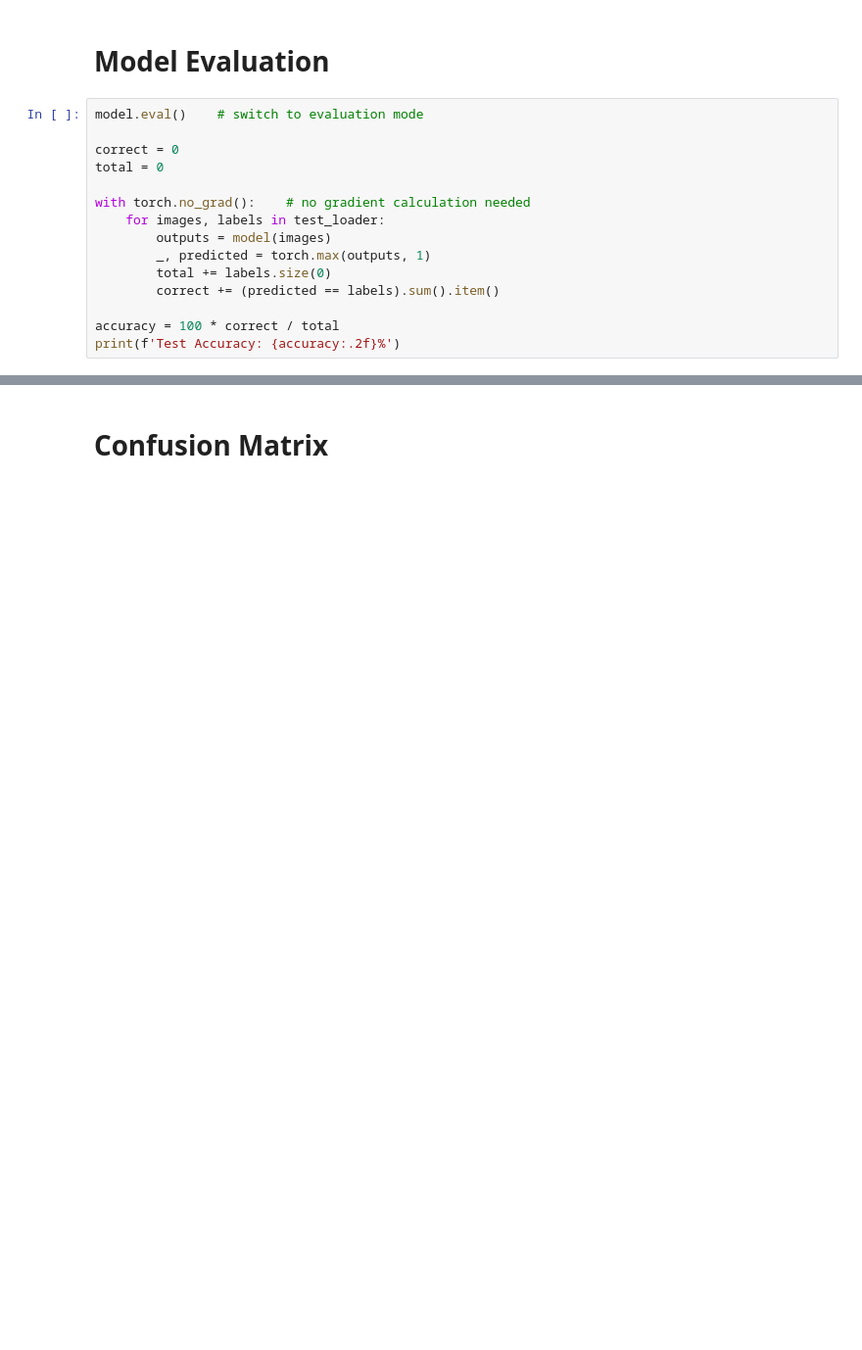
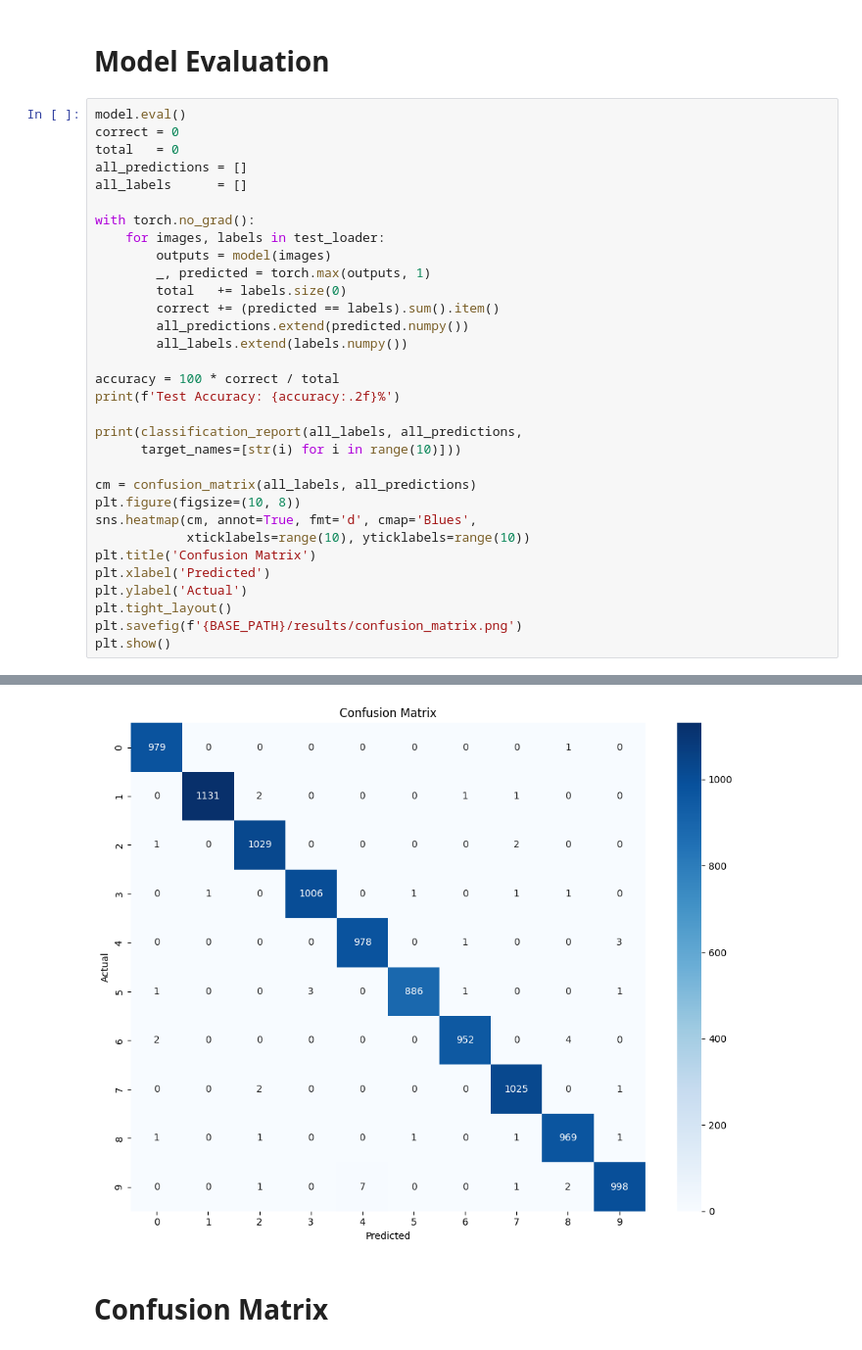
Before and after one commit to MustafaBasit521/Hand_Gesture_Recognition, a Jupyter notebook: notebooks/model_implementation.ipynb, the cells around one changed output, grey strips where cells are left out. Shown at 98% size. Drawn from its saved outputs; the diff is of its cells as text; blank space fills up the shorter version.

```diff
--- a/notebooks/model_implementation.ipynb
+++ b/notebooks/model_implementation.ipynb
@@ -164,18 +220,35 @@ plt.show()
 # %% [markdown]
 # **Model Evaluation**
 # %%
-model.eval()    # switch to evaluation mode
+model.eval()
+correct = 0
+total   = 0
+all_predictions = []
+all_labels      = []
 
-correct = 0
-total = 0
-
-with torch.no_grad():    # no gradient calculation needed
+with torch.no_grad():
     for images, labels in test_loader:
         outputs = model(images)
         _, predicted = torch.max(outputs, 1)
-        total += labels.size(0)
+        total   += labels.size(0)
         correct += (predicted == labels).sum().item()
+        all_predictions.extend(predicted.numpy())
+        all_labels.extend(labels.numpy())
 
 accuracy = 100 * correct / total
 print(f'Test Accuracy: {accuracy:.2f}%')
+
+print(classification_report(all_labels, all_predictions,
+      target_names=[str(i) for i in range(10)]))
+
+cm = confusion_matrix(all_labels, all_predictions)
+plt.figure(figsize=(10, 8))
+sns.heatmap(cm, annot=True, fmt='d', cmap='Blues',
+            xticklabels=range(10), yticklabels=range(10))
+plt.title('Confusion Matrix')
+plt.xlabel('Predicted')
+plt.ylabel('Actual')
+plt.tight_layout()
+plt.savefig(f'{BASE_PATH}/results/confusion_matrix.png')
+plt.show()
 # %% [output]
@@ -183,3 +272,4 @@ Test Accuracy: 98.81%
+[figure, added]
 # %% [markdown]
 # **Confusion Matrix**
 # %%
```
Also changed, not shown: parts of 23 cells of this notebook, 12 other files.
